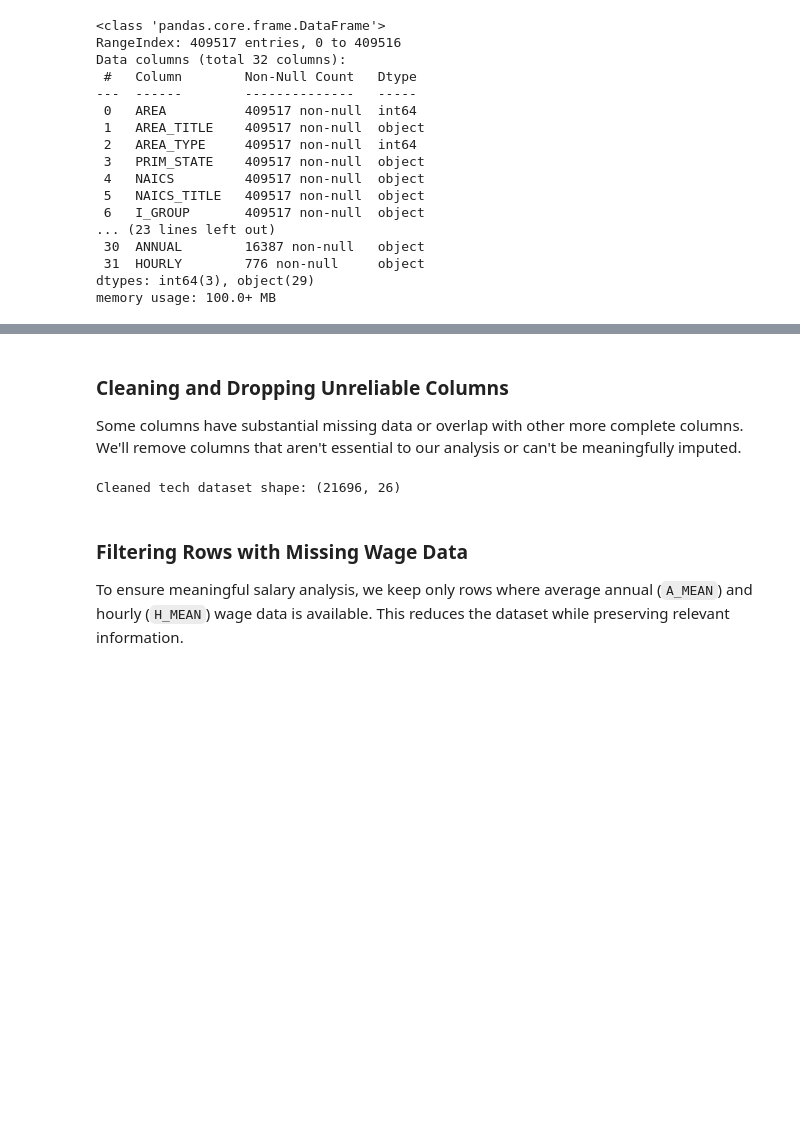
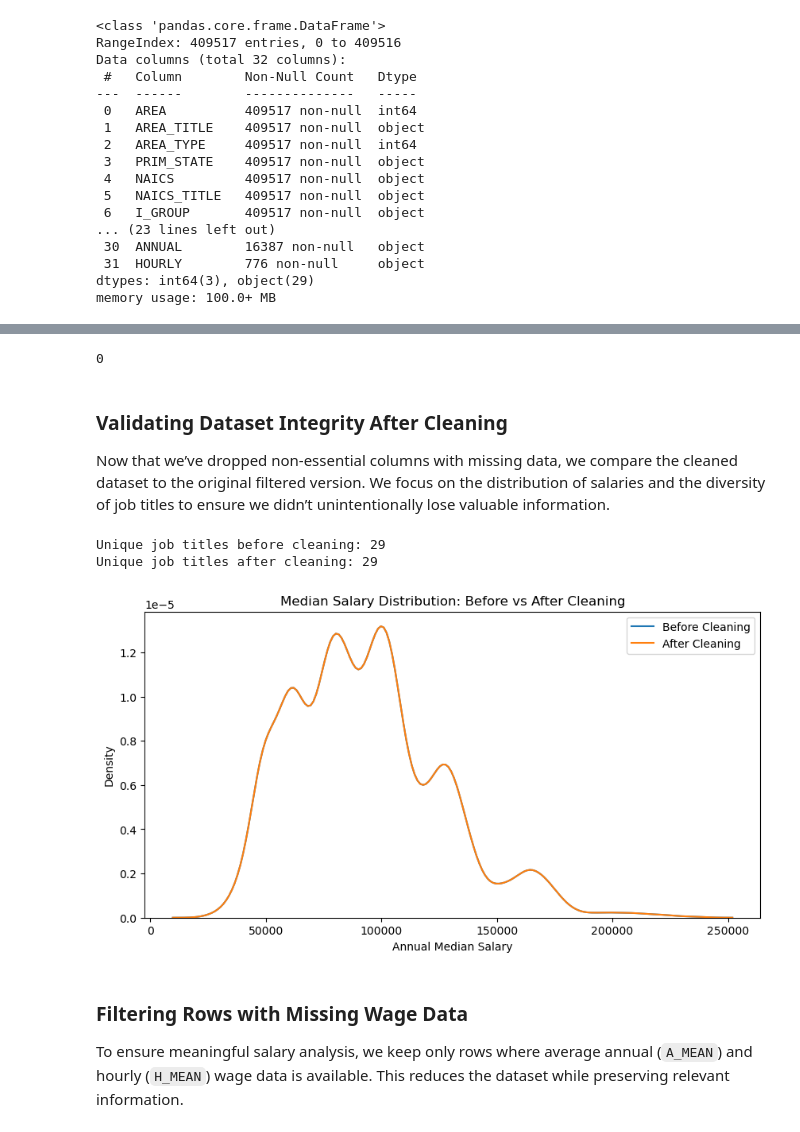
Before and after one commit to DATA606-Capstone-Project/devpay-insights, a Jupyter notebook: notebooks/Capstone Project BLS EDA.ipynb, the cells around one changed output, grey strips where cells are left out. Saved outputs shown, nothing was run; the diff lists cells and outputs as text; code cells hidden in the pictures; blank space fills up the shorter version.

```diff
--- a/notebooks/Capstone Project BLS EDA.ipynb
+++ b/notebooks/Capstone Project BLS EDA.ipynb
@@ -107,0 +94,5 @@ Final tech-related dataset shape: (21696, 32)
+# %%
+import re
+
+# List of keywords commonly found in tech-related occupations
+tech_keywords = r'\b(?:software|developer|computer|data|it|information|technology|programmer|engineer|web|cyber|network|systems|cloud|security|analyst|devops|ai|ml|machine learning)\b'
@@ -147,0 +243,6 @@ dtype: int64
+# %%
+# Drop unused columns that are 100% missing
+tech_df_cleaned = filtered_tech_df.drop(columns=['HOURLY', 'ANNUAL'])
+
+# Check remaining missing values
+tech_df_cleaned.isnull().sum()
@@ -148,17 +273,43 @@ dtype: int64
+# %%
+# Drop remaining columns with missing values (not essential for modeling)
+cols_to_drop = ['JOBS_1000', 'LOC_QUOTIENT', 'PCT_TOTAL', 'PCT_RPT']
+tech_df_cleaned = tech_df_cleaned.drop(columns=cols_to_drop)
+
+# Confirm no missing values remain
+tech_df_cleaned.isnull().sum().sum()
+# %% [output]
+0
 # %% [markdown]
-### Cleaning and Dropping Unreliable Columns
+### Validating Dataset Integrity After Cleaning
 
-Some columns have substantial missing data or overlap with other more complete columns. We'll remove columns that aren't essential to our analysis or can't be meaningfully imputed.
+Now that we’ve dropped non-essential columns with missing data, we compare the cleaned dataset to the original filtered version. We focus on the distribution of salaries and the diversity of job titles to ensure we didn’t unintentionally lose valuable information.
+# %%
+print("Unique job titles before cleaning:", filtered_tech_df['OCC_TITLE'].nunique())
+print("Unique job titles after cleaning:", tech_df_cleaned['OCC_TITLE'].nunique())
+# %% [output]
+Unique job titles before cleaning: 29
+Unique job titles after cleaning: 29
+# %%
+# Ensure A_MEDIAN is numeric
+filtered_tech_df['A_MEDIAN'] = pd.to_numeric(filtered_tech_df['A_MEDIAN'], errors='coerce')
+tech_df_cleaned['A_MEDIAN'] = pd.to_numeric(tech_df_cleaned['A_MEDIAN'], errors='coerce')
 # %%
-# Drop columns with substantial missing data and less relevance to wage or employment predictions
-columns_to_drop = ['HOURLY', 'ANNUAL', 'JOBS_1000', 'LOC_QUOTIENT', 'PCT_TOTAL', 'PCT_RPT']
-tech_clean_df = tech_combined_df.drop(columns=columns_to_drop)
+import matplotlib.pyplot as plt
+import seaborn as sns
+
+plt.figure(figsize=(10, 5))
+sns.kdeplot(filtered_tech_df['A_MEDIAN'].dropna(), label='Before Cleaning')
+sns.kdeplot(tech_df_cleaned['A_MEDIAN'].dropna(), label='After Cleaning')
+plt.title('Median Salary Distribution: Before vs After Cleaning')
+plt.xlabel('Annual Median Salary')
+plt.legend()
+plt.show()
+# %% [output]
+[figure, added]
 # %%
 # Drop rows where A_MEAN or H_MEAN is missing
 tech_clean_df = tech_clean_df.dropna(subset=['A_MEAN', 'H_MEAN']).reset_index(drop=True)
 print("Cleaned tech dataset shape:", tech_clean_df.shape)
-# %% [output]
-Cleaned tech dataset shape: (21696, 26)
 # %% [markdown]
 ### Filtering Rows with Missing Wage Data
 
```
Also changed, not shown: parts of 30 cells of this notebook, 1 other file.
